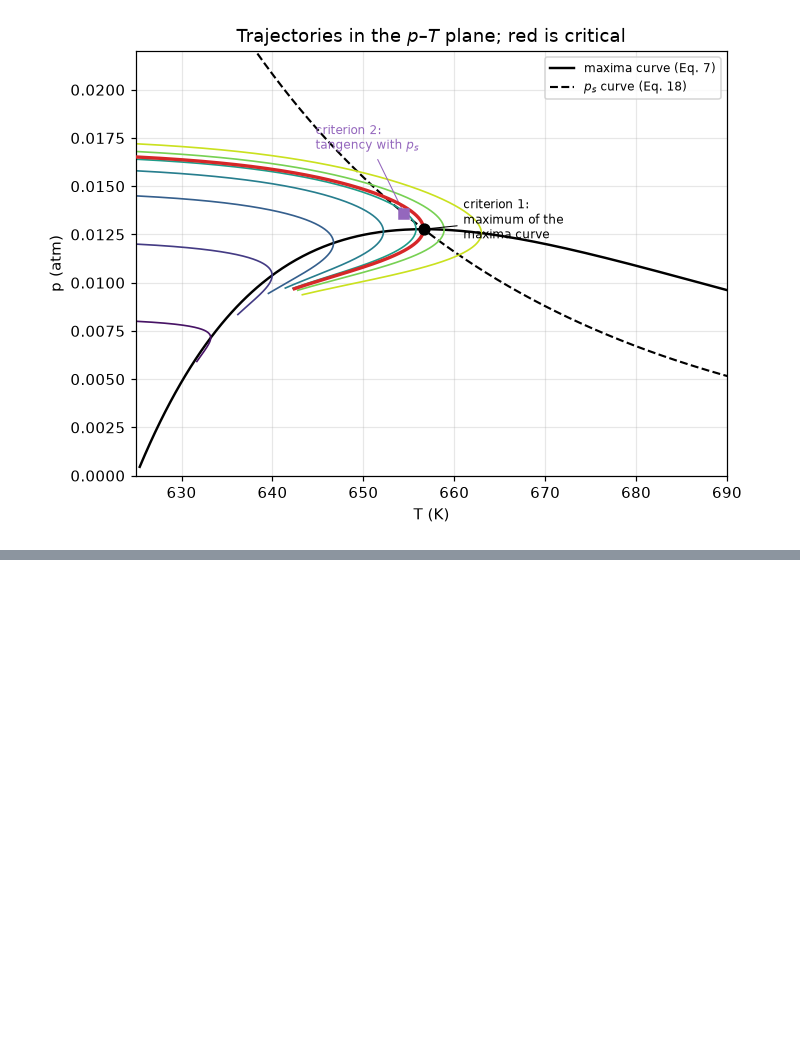
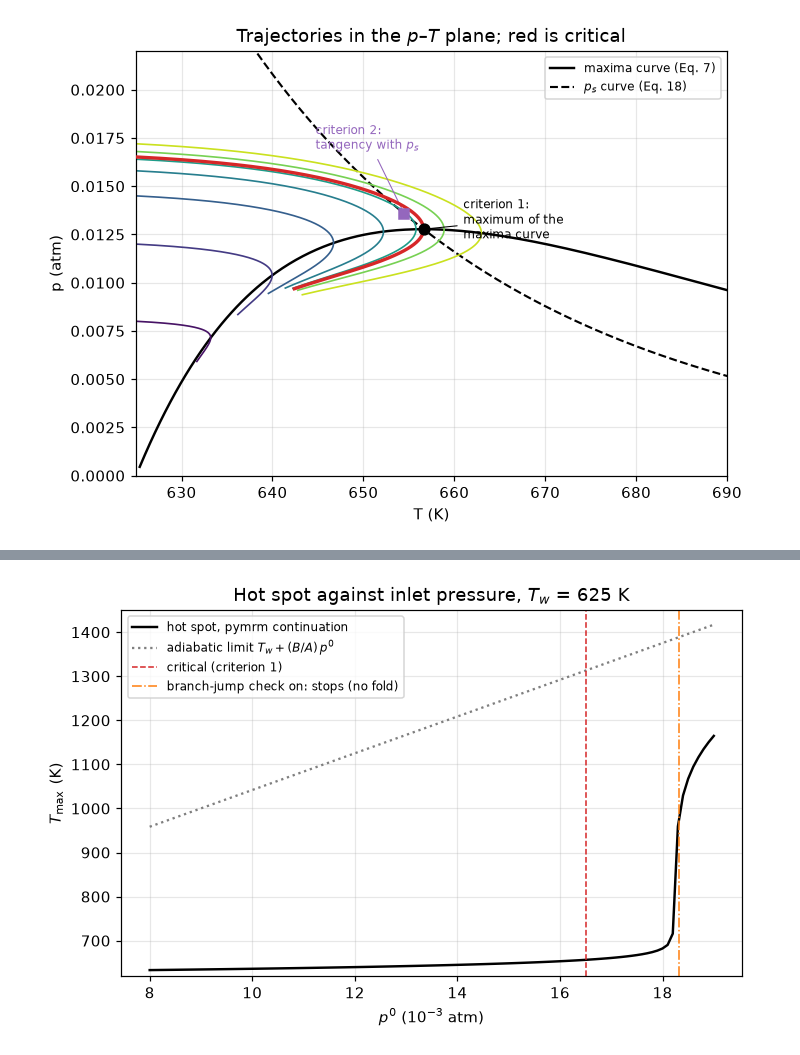
Before and after one commit to computational-chemical-engineering/pymrm-gallery, a Jupyter notebook: pages/D2.2-van-welsenaere-froment-runaway/index.ipynb, the cells around one changed output, grey strips where cells are left out. Drawn from its saved outputs; the diff is of its cells as text; code cells hidden in the pictures; blank space fills up the shorter version.

```diff
--- a/pages/D2.2-van-welsenaere-froment-runaway/index.ipynb
+++ b/pages/D2.2-van-welsenaere-froment-runaway/index.ipynb
@@ -170,0 +177,7 @@ plt.rcParams.update({"figure.dpi": 110, "axes.grid": True, "grid.alpha": 0.3})
+# %%
+par = load_data("van-welsenaere-froment-1970-parameters.csv", page=PAGE)
+print(par.to_string(index=False))
+
+CASE = VWFCase.from_table(zip(par.symbol, par.value))
+TW = 625.0                     # K, the wall (and inlet) temperature of Examples 1 and 2
+print(f"\nA = {CASE.A:.6g} 1/hr,  B = {CASE.B:.6g} K/(hr atm),  C = {CASE.C:.6g} 1/hr")
@@ -511,0 +388,79 @@ plt.show()
+# %%
+P_SWEEP = np.round(np.arange(0.008, 0.0190 + 1e-9, 1e-4), 6)
+TRACE = RunawayTube(CASE, P_SWEEP[0], TW).trace_inlet(P_SWEEP)
+assert TRACE.success, TRACE.message
+HS_SWEEP = np.array([x[:, 1].max() for x in TRACE.xs])
+
+
+def hot_spot(p0, Tw=TW, case=CASE, **kw):
+    """Hot spot (K) of an independent solve from the inlet state."""
+    return RunawayTube(case, p0, Tw, **kw).solve().hot_spot()
+
+
+SENS_P = (0.0164, 0.0164 * 1.05, 0.0182, 0.0182 * 1.01, 0.0190)
+
+
+def hot_spots(case=CASE, n_z=1500):
+    """Hot spots at SENS_P on ``n_z`` cells."""
+    return np.array([hot_spot(p, case=case, n_z=n_z) for p in SENS_P])
+
+
+def converged_hot_spots(case=CASE):
+    """Hot spots at SENS_P, Richardson-extrapolated from 12 000 and 24 000 cells."""
+    h1, h2 = hot_spots(case, 12000), hot_spots(case, 24000)
+    return h2 + (h2 - h1)
+
+
+def sensitivity(hs):
+    """Hot-spot rise for 5 % more p0 from 0.0164 atm and for 1 % more from 0.0182 atm."""
+    return hs[1] - hs[0], hs[3] - hs[2]
+
+
+def steepest_over_critical_pct(hs_sweep, p_crit=None):
+    """Where d ln T_max / d ln p0 is largest along the sweep, % above the critical p0."""
+    slope = np.gradient(np.log(hs_sweep), np.log(P_SWEEP))
+    return (P_SWEEP[int(np.argmax(slope))] / (P_CRIT if p_crit is None else p_crit) - 1) * 100
+
+
+HS_1500, HS_CONV = hot_spots(), converged_hot_spots()
+DT_5PCT, DT_1PCT = sensitivity(HS_1500)
+DT_5PCT_CONV, DT_1PCT_CONV = sensitivity(HS_CONV)
+ERR_0182, ERR_0190 = HS_CONV[2] - HS_1500[2], HS_CONV[4] - HS_1500[4]
+STEEP_PCT = steepest_over_critical_pct(HS_SWEEP)
+HS_019 = HS_SWEEP[-1]
+T_AD_019 = TW + CASE.B / CASE.A * P_SWEEP[-1]
+# continuation with its branch-jump check on: steps of 1e-4 atm, and of 2e-5 atm
+P_FINE = np.round(np.arange(0.0180, 0.0190 + 1e-9, 2e-5), 6)
+TRACE_DEFAULT = RunawayTube(CASE, P_SWEEP[0], TW).trace_inlet(P_SWEEP, max_change=0.2)
+TRACE_FINE = RunawayTube(CASE, P_FINE[0], TW).trace_inlet(P_FINE, max_change=0.2)
+
+fig, ax = plt.subplots(figsize=(6.6, 4.3))
+ax.plot(P_SWEEP * 1000, HS_SWEEP, "k-", lw=1.6, label="hot spot, pymrm continuation")
+ax.plot(P_SWEEP * 1000, TW + CASE.B / CASE.A * P_SWEEP, ":", color="tab:gray",
+        label=r"adiabatic limit $T_w + (B/A)\,p^0$")
+ax.axvline(P_CRIT * 1000, color="tab:red", lw=1.0, ls="--", label="critical (criterion 1)")
+if not TRACE_DEFAULT.success:
+    ax.axvline(TRACE_DEFAULT.last_param * 1000, color="tab:orange", lw=1.0, ls="-.",
+               label="branch-jump check on: stops (no fold)")
+ax.set(xlabel=r"$p^0$ (10$^{-3}$ atm)", ylabel=r"$T_{\max}$ (K)", ylim=(620, 1450),
+       title=f"Hot spot against inlet pressure, $T_w$ = {TW:.0f} K")
+ax.legend(fontsize=8, loc="upper left")
+fig.tight_layout()
+plt.show()
+
+print(f"5 % more p0 from 0.0164 atm: hot spot +{DT_5PCT:.1f} K on 1500 cells, "
+      f"+{DT_5PCT_CONV:.2f} K converged")
+print(f"1 % more p0 from 0.0182 atm: hot spot +{DT_1PCT:.0f} K on 1500 cells, "
+      f"+{DT_1PCT_CONV:.0f} K converged")
+print(f"grid error of the hot spot on 1500 cells: {ERR_0182:.1f} K at 0.0182 atm, "
+      f"{ERR_0190:.1f} K at 0.019 atm")
+print(f"at p0 = {P_SWEEP[-1]:.4f} atm the hot spot is {HS_019:.0f} K on 1500 cells "
+      f"({HS_CONV[4]:.0f} K converged), below the adiabatic {T_AD_019:.0f} K")
+print(f"steepest d ln T_max / d ln p0 at {STEEP_PCT:.0f} % above criterion 1's critical "
+      f"p0 (sampled every 1e-4 atm)")
+print(f"branch-jump check on, steps of 1e-4 atm: success = {TRACE_DEFAULT.success}; "
+      f"{TRACE_DEFAULT.message}")
+print(f"   (that fold does not exist) steps of 2e-5 atm from 0.018 to 0.019 atm: "
+      f"success = {TRACE_FINE.success}")
+# %% [output]
+[figure, added]
```
Also changed, not shown: parts of 41 cells of this notebook, 9 other files.
